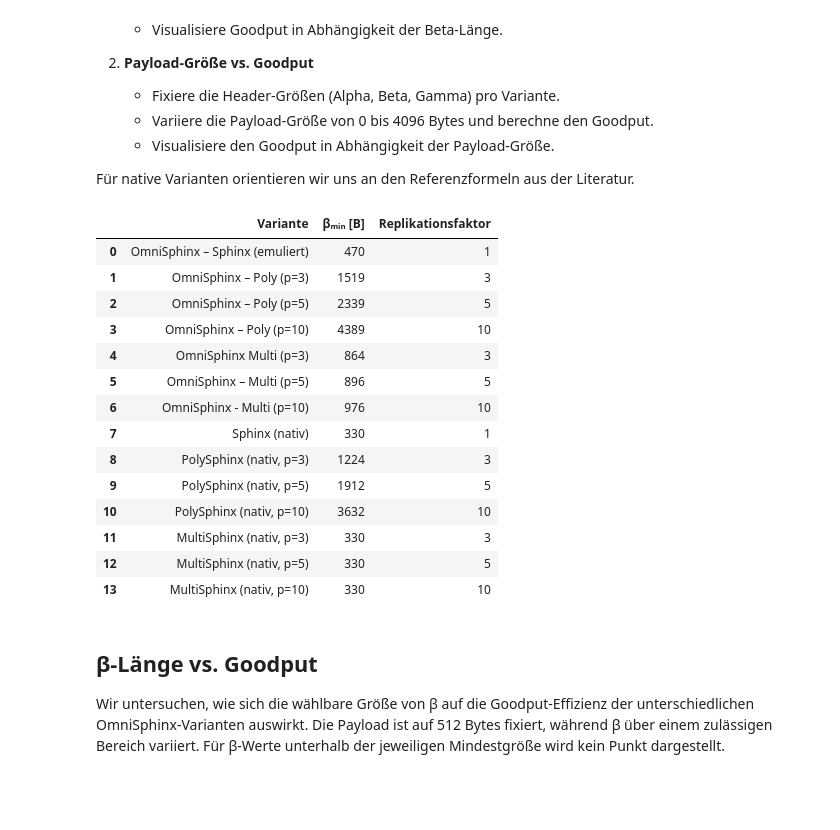
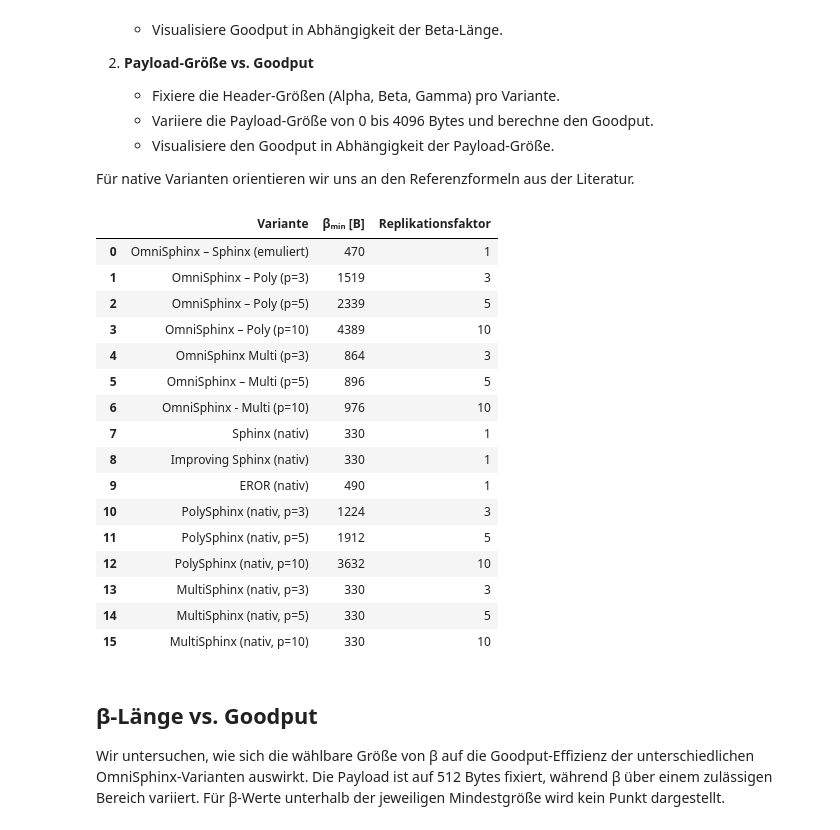
Before and after one commit to kit-ps/OmniSphinx, a Jupyter notebook: size_evaluation.ipynb, the cells around one changed output. Saved outputs shown, nothing was run; the diff lists cells and outputs as text; code cells hidden in the pictures; blank space fills up the shorter version.

```diff
--- a/size_evaluation.ipynb
+++ b/size_evaluation.ipynb
@@ -315,6 +382,28 @@ def omni_sphinx_beta_bits(*, path_length: int = PATH_LENGTH, kappa_bits: int = K
 
     instr_bits = sphinx_instruction_bits(kappa_bits)
     return path_length * 2 * (instr_bits + kappa_bits + BITS_PER_BYTE)
+
+
+def native_improving_sphinx_beta_bits(*, path_length: int = PATH_LENGTH, kappa_bits: int = KAPPA_BITS) -> int:
+    """Beta length for native ImprovingSphinx packets."""
+
+    kappa_bytes = kappa_bits // BITS_PER_BYTE
+    instr_bits = improving_sphinx_instruction_bits(mac_bytes=kappa_bytes, next_hop_bytes=kappa_bytes)
+    return path_length * instr_bits
+
+
+def native_eror_beta_bits(*, path_length: int = PATH_LENGTH, kappa_bits: int = KAPPA_BITS) -> int:
+    """Beta length for native EROR packets."""
+
+    kappa_bytes = kappa_bits // BITS_PER_BYTE
+    instr_bits = eror_instruction_bits(
+        mac_bytes=kappa_bytes,
+        next_hop_bytes=kappa_bytes,
+        forward_payload_len=kappa_bytes,
+        backward_cipher_len=kappa_bytes,
+        backward_mac_len=kappa_bytes,
+    )
+    return path_length * instr_bits
 # %%
 #FOR MULTISPHINX
 def omni_multi_beta_bits(p: int, *, path_length: int = PATH_LENGTH, kappa_bits: int = KAPPA_BITS,) -> int:
@@ -400,6 +489,20 @@ variants: Dict[str, Variant] = {
         path_length=SPHINX_PATH_LENGTH,
         family="Sphinx",
     ),
+    "improving_sphinx_native": Variant(
+        "Improving Sphinx (nativ)",
+        native_improving_sphinx_beta_bits(),
+        "native",
+        path_length=PATH_LENGTH,
+        family="ImprovingSphinx",
+    ),
+    "eror_native": Variant(
+        "EROR (nativ)",
+        native_eror_beta_bits(),
+        "native",
+        path_length=PATH_LENGTH,
+        family="EROR",
+    ),
     "poly_native_p3": Variant(
         "PolySphinx (nativ, p=3)",
         native_poly_beta_bits(3),
@@ -435,39 +538,41 @@ variants: Dict[str, Variant] = {
         5,
         family="MultiSphinx",
     ),
     "multi_native_p10": Variant(
         "MultiSphinx (nativ, p=10)",
         native_multi_beta_bits(),
         "native",
         10,
         family="MultiSphinx",
     ),
 }
 
 summary_df = pd.DataFrame(
     {
         "Variante": [v.name for v in variants.values()],
         "βₘᵢₙ [B]": [bits_to_full_bytes(v.beta_min) for v in variants.values()],
         "Replikationsfaktor": [v.p if v.p is not None else 1 for v in variants.values()],
     }
 )
 summary_df
 # %% [output]
 |  | Variante | βₘᵢₙ [B] | Replikationsfaktor |
 | 0 | OmniSphinx – Sphinx (emuliert) | 470 | 1 |
 | 1 | OmniSphinx – Poly (p=3) | 1519 | 3 |
 | 2 | OmniSphinx – Poly (p=5) | 2339 | 5 |
 | 3 | OmniSphinx – Poly (p=10) | 4389 | 10 |
 | 4 | OmniSphinx Multi (p=3) | 864 | 3 |
 | 5 | OmniSphinx – Multi (p=5) | 896 | 5 |
 | 6 | OmniSphinx - Multi (p=10) | 976 | 10 |
 | 7 | Sphinx (nativ) | 330 | 1 |
-| 8 | PolySphinx (nativ, p=3) | 1224 | 3 |
-| 9 | PolySphinx (nativ, p=5) | 1912 | 5 |
-| 10 | PolySphinx (nativ, p=10) | 3632 | 10 |
-| 11 | MultiSphinx (nativ, p=3) | 330 | 3 |
-| 12 | MultiSphinx (nativ, p=5) | 330 | 5 |
-| 13 | MultiSphinx (nativ, p=10) | 330 | 10 |
+| 8 | Improving Sphinx (nativ) | 330 | 1 |
+| 9 | EROR (nativ) | 490 | 1 |
+| 10 | PolySphinx (nativ, p=3) | 1224 | 3 |
+| 11 | PolySphinx (nativ, p=5) | 1912 | 5 |
+| 12 | PolySphinx (nativ, p=10) | 3632 | 10 |
+| 13 | MultiSphinx (nativ, p=3) | 330 | 3 |
+| 14 | MultiSphinx (nativ, p=5) | 330 | 5 |
+| 15 | MultiSphinx (nativ, p=10) | 330 | 10 |
 # %% [markdown]
 ##  β-Länge vs. Goodput
 
```
Also changed, not shown: parts of 4 cells of this notebook.
